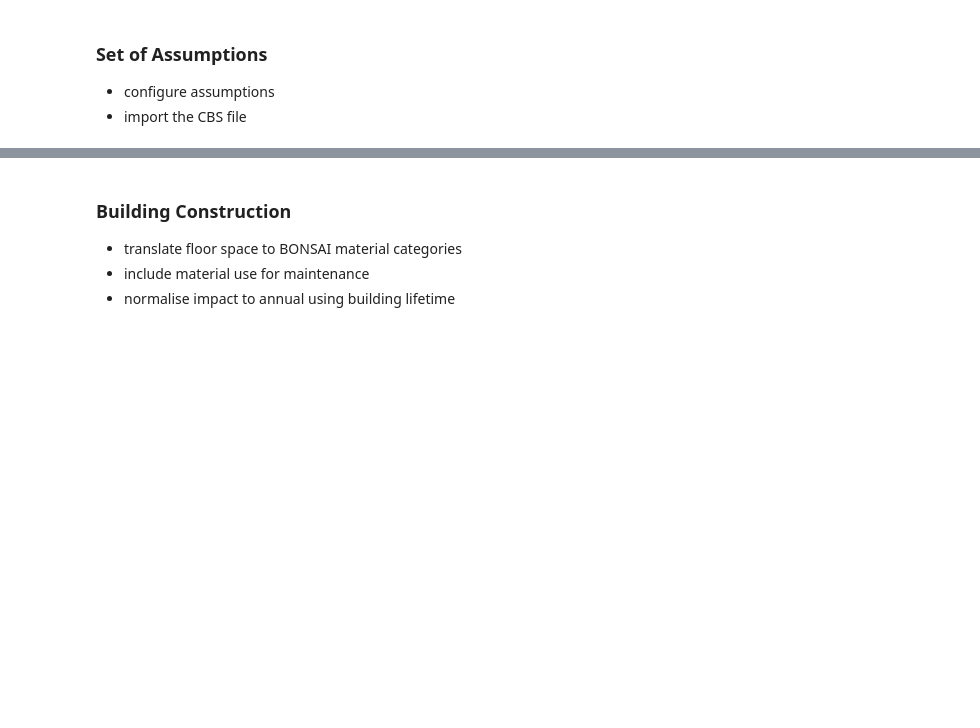
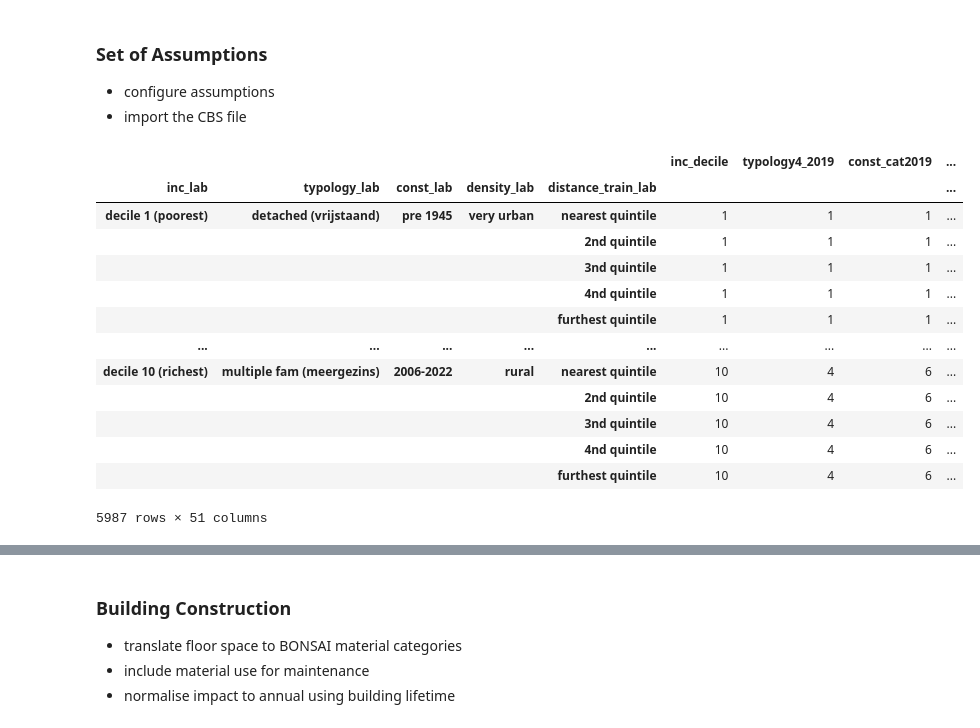
Before and after one commit to MiraVos/housing-footprints, a Jupyter notebook: footprints_main.ipynb, the cells around one changed output, grey strips where cells are left out. Drawn from its saved outputs; the diff is of its cells as text; code cells hidden in the pictures; blank space fills up the shorter version.

```diff
--- a/footprints_main.ipynb
+++ b/footprints_main.ipynb
@@ -39,7 +40,23 @@ fuel_districtheating_source = None
 if scenario == "current":
     use = pd.read_excel(
         "data_input/output/income typology construction density distance privacy 2019.xlsx",
-        #sheet_name="0_EnergyDemandIntensity",
-        index_col=[0],
+        index_col=[0,1,2,3,4],
         header=[0],
-    )#.drop('Default Heating & Hot Water', axis=1)
+    )
+# %%
+use
+# %% [output]
+|  |  |  |  |  | inc_decile | typology4_2019 | const_cat2019 | ... |
+| inc_lab | typology_lab | const_lab | density_lab | distance_train_lab |  |  |  | ... |
+| decile 1 (poorest) | detached (vrijstaand) | pre 1945 | very urban | nearest quintile | 1 | 1 | 1 | ... |
+|  |  |  |  | 2nd quintile | 1 | 1 | 1 | ... |
+|  |  |  |  | 3nd quintile | 1 | 1 | 1 | ... |
+|  |  |  |  | 4nd quintile | 1 | 1 | 1 | ... |
+|  |  |  |  | furthest quintile | 1 | 1 | 1 | ... |
+| ... | ... | ... | ... | ... | ... | ... | ... | ... |
+| decile 10 (richest) | multiple fam (meergezins) | 2006-2022 | rural | nearest quintile | 10 | 4 | 6 | ... |
+|  |  |  |  | 2nd quintile | 10 | 4 | 6 | ... |
+|  |  |  |  | 3nd quintile | 10 | 4 | 6 | ... |
+|  |  |  |  | 4nd quintile | 10 | 4 | 6 | ... |
+|  |  |  |  | furthest quintile | 10 | 4 | 6 | ... |
+5987 rows × 51 columns
```
Also changed, not shown: parts of 2 cells of this notebook.
